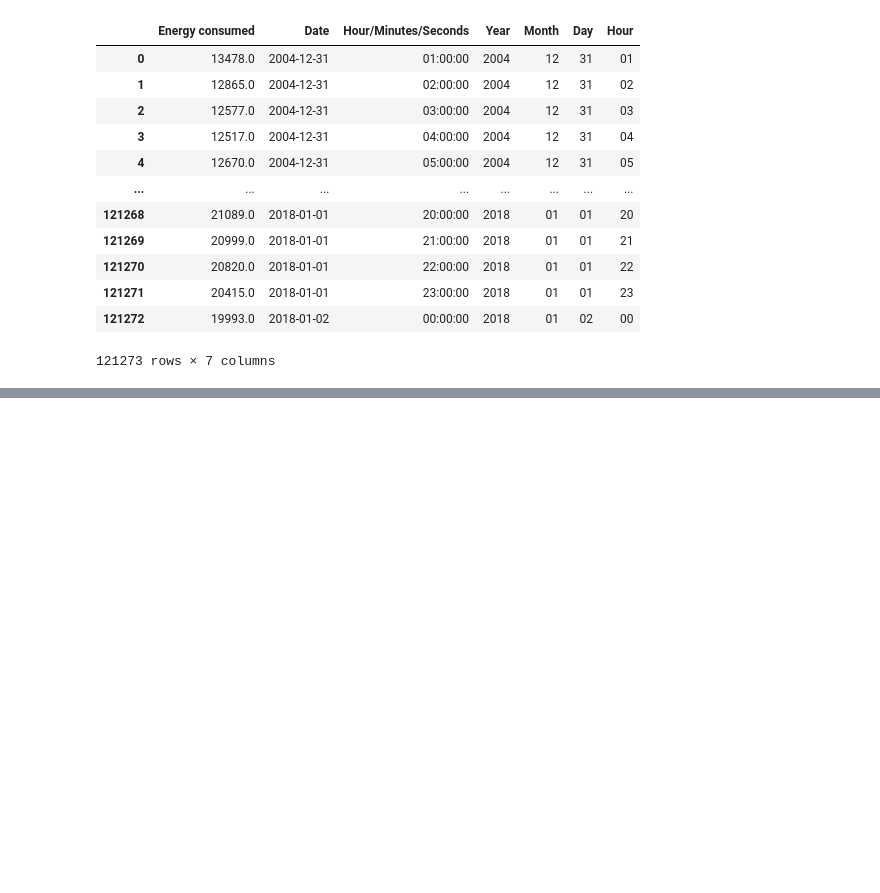
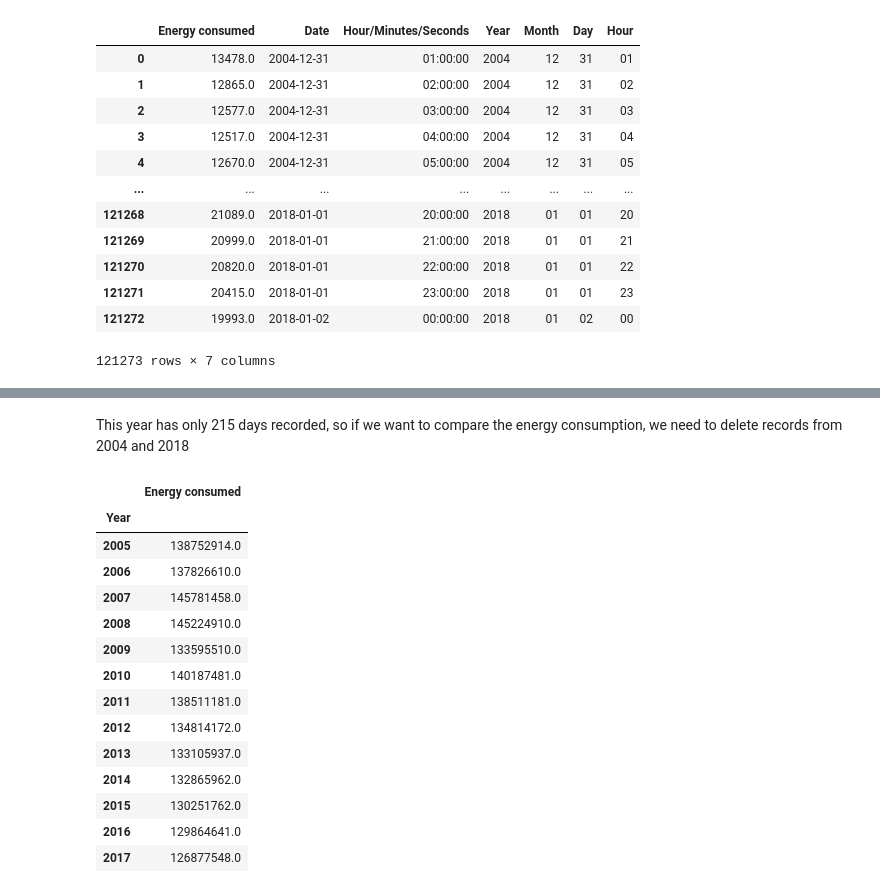
Before and after one commit to rromerov/Data-Science-Projects, a Jupyter notebook: predictions.ipynb, the cells around one changed output, grey strips where cells are left out. Saved outputs shown, nothing was run; the diff lists cells and outputs as text; code cells hidden in the pictures; blank space fills up the shorter version.

```diff
--- a/predictions.ipynb
+++ b/predictions.ipynb
@@ -152,0 +213,22 @@ data
+# %% [markdown]
+This year has only 215 days recorded, so if we want to compare the energy consumption, we need to delete records from 2004 and 2018
+# %%
+completeYearRecords=data[(data["Year"]!="2004") & (data["Year"]!="2018")]
+completeYearRecordsGrouped=completeYearRecords.groupby("Year").sum()
+completeYearRecordsGrouped
+# %% [output]
+|  | Energy consumed |
+| Year |  |
+| 2005 | 138752914.0 |
+| 2006 | 137826610.0 |
+| 2007 | 145781458.0 |
+| 2008 | 145224910.0 |
+| 2009 | 133595510.0 |
+| 2010 | 140187481.0 |
+| 2011 | 138511181.0 |
+| 2012 | 134814172.0 |
+| 2013 | 133105937.0 |
+| 2014 | 132865962.0 |
+| 2015 | 130251762.0 |
+| 2016 | 129864641.0 |
+| 2017 | 126877548.0 |
```
Also changed, not shown: parts of 11 cells of this notebook.
